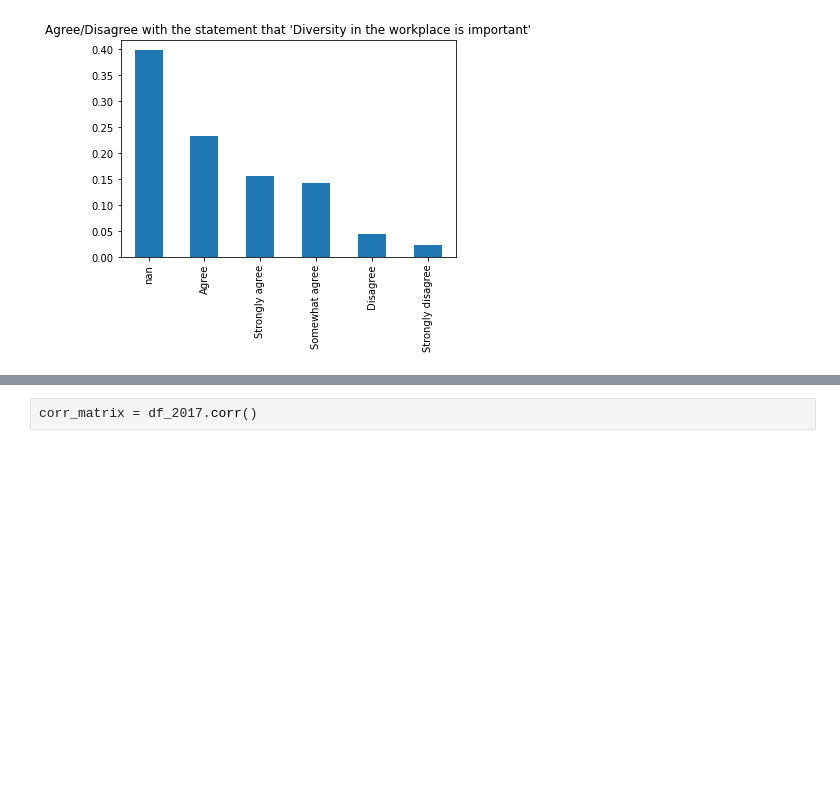
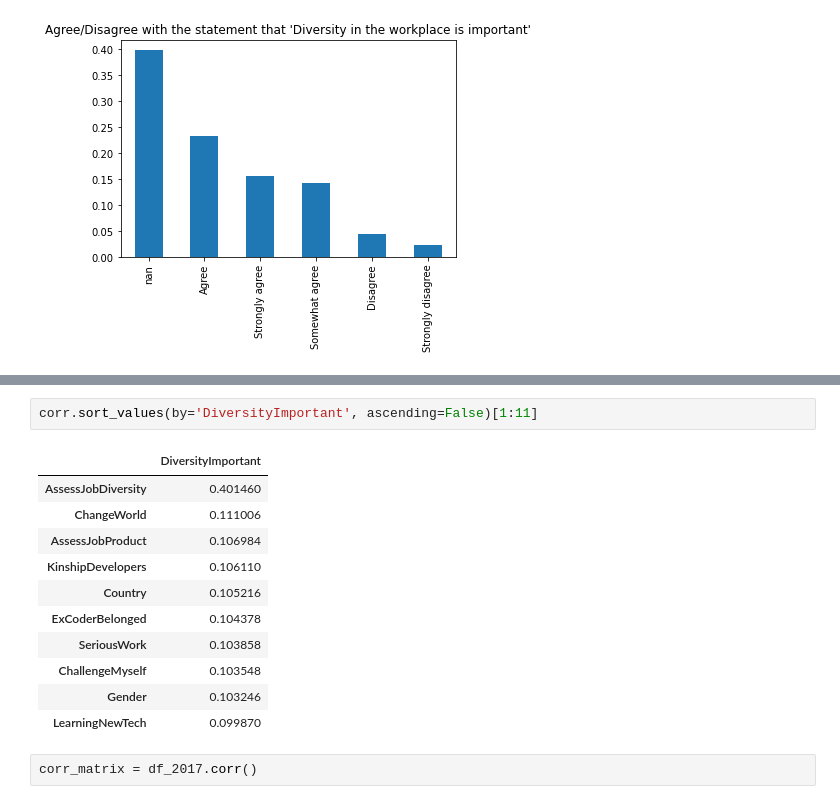
Before and after one commit to goitom/project_1_blog_post, a Jupyter notebook: Stack_Overflow_Survey_Diversity.ipynb, the cells around one changed output, grey strips where cells are left out. Saved outputs shown, nothing was run; the diff lists cells and outputs as text; blank space fills up the shorter version.

```diff
--- a/Stack_Overflow_Survey_Diversity.ipynb
+++ b/Stack_Overflow_Survey_Diversity.ipynb
@@ -84,3 +198,17 @@ Text(0.5, 1.0, "Agree/Disagree with the statement that 'Diversity in the workpla
+# %%
+corr.sort_values(by='DiversityImportant', ascending=False)[1:11]
+# %% [output]
+|  | DiversityImportant |
+| AssessJobDiversity | 0.401460 |
+| ChangeWorld | 0.111006 |
+| AssessJobProduct | 0.106984 |
+| KinshipDevelopers | 0.106110 |
+| Country | 0.105216 |
+| ExCoderBelonged | 0.104378 |
+| SeriousWork | 0.103858 |
+| ChallengeMyself | 0.103548 |
+| Gender | 0.103246 |
+| LearningNewTech | 0.099870 |
 # %%
 corr_matrix = df_2017.corr()
 # %%
```
Also changed, not shown: parts of 6 cells of this notebook, 1 other file.
